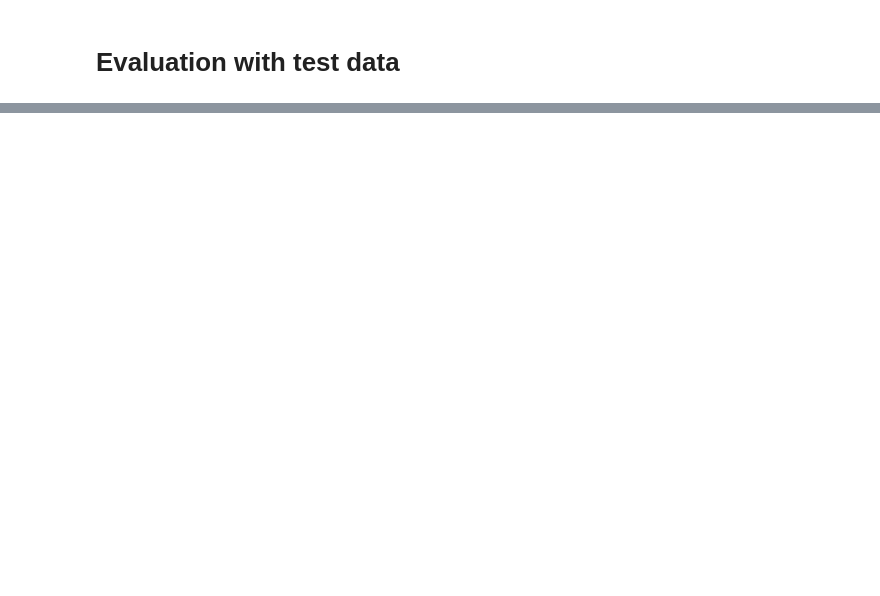
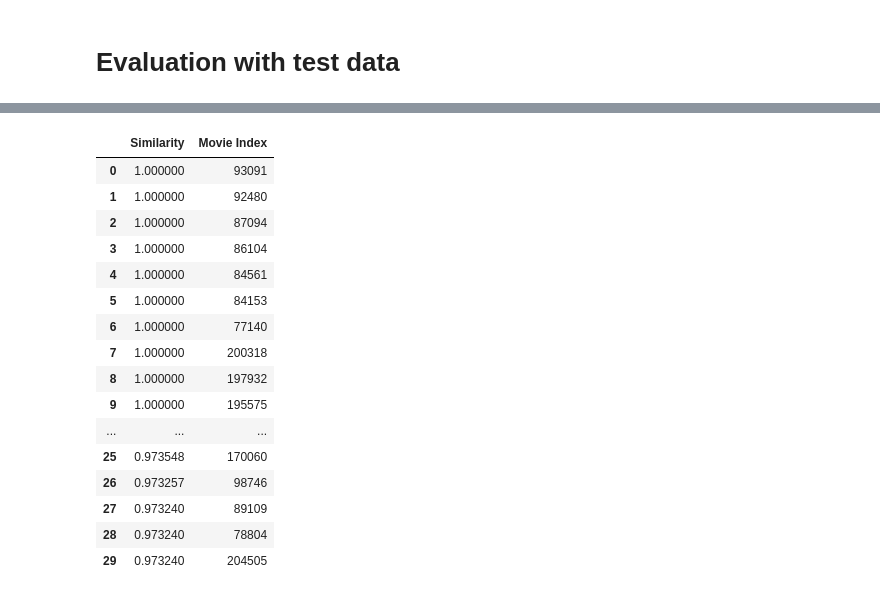
Before and after one commit to Kim-Dong-Jun99/ReDial_RecommendationSystem, a Jupyter notebook: code/main.ipynb, the cells around one changed output, grey strips where cells are left out. Saved outputs shown, nothing was run; the diff lists cells and outputs as text; code cells hidden in the pictures; blank space fills up the shorter version.

```diff
--- a/code/main.ipynb
+++ b/code/main.ipynb
@@ -419,6 +448,14 @@ class RedialParser:
 
 
     def create_evaluation_matrix(self):
+        """
+        TODO: generate evaluation matrix (response of movie in actors)
+
+          :args
+              None
+          :return
+              pandas.DataFrame: evaluation matrix
+        """
         result = []
         for dialog in self.train:
           for respondent in dialog['respondentQuestions']:
@@ -578,2 +772,20 @@ test_df
 # %%
-pd.DataFrame(recommend(test_df.values,'80067',30), columns=['Similarity', 'Movie Index'])
+pd.DataFrame(recommend(parser.dialog_df, 80067, test_df.values, 30), columns=['Similarity', 'Movie Index'])
+# %% [output]
+|  | Similarity | Movie Index |
+| 0 | 1.000000 | 93091 |
+| 1 | 1.000000 | 92480 |
+| 2 | 1.000000 | 87094 |
+| 3 | 1.000000 | 86104 |
+| 4 | 1.000000 | 84561 |
+| 5 | 1.000000 | 84153 |
+| 6 | 1.000000 | 77140 |
+| 7 | 1.000000 | 200318 |
+| 8 | 1.000000 | 197932 |
+| 9 | 1.000000 | 195575 |
+| ... | ... | ... |
+| 25 | 0.973548 | 170060 |
+| 26 | 0.973257 | 98746 |
+| 27 | 0.973240 | 89109 |
+| 28 | 0.973240 | 78804 |
+| 29 | 0.973240 | 204505 |
```
Also changed, not shown: parts of 15 cells of this notebook.
